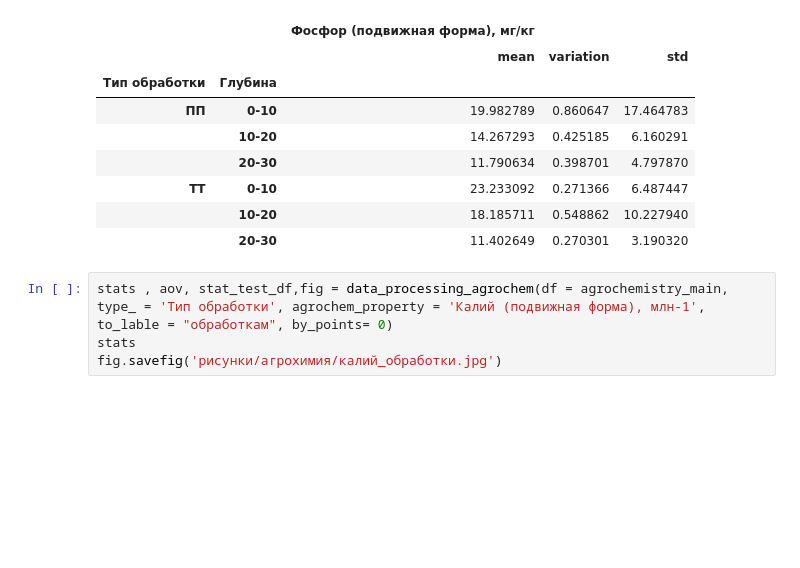
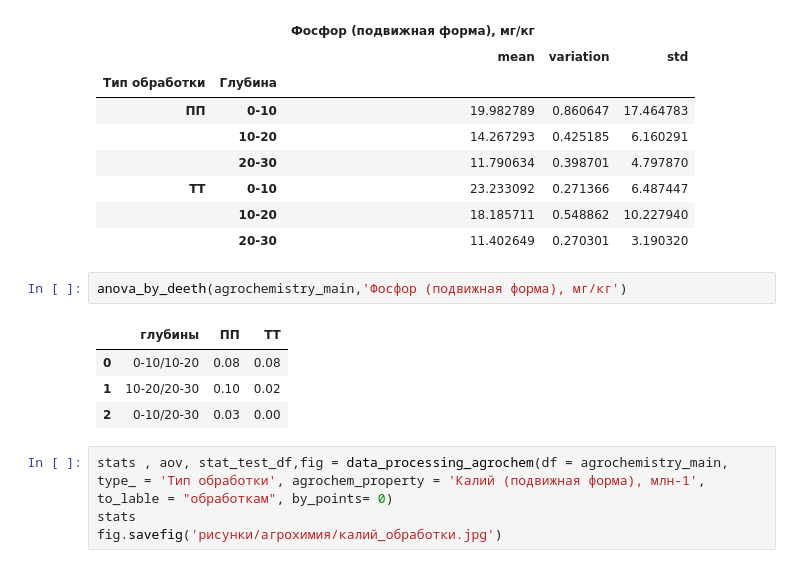
Before and after one commit to hukitoc94/total_archangelskiy, a Jupyter notebook: field_data/agrochemestry.ipynb, the cells around one changed output. Cells and saved outputs as stored; diff of their text form; blank space fills up the shorter version.

```diff
--- a/field_data/agrochemestry.ipynb
+++ b/field_data/agrochemestry.ipynb
@@ -61,6 +72,13 @@ stats
 | ТТ | 0-10 | 23.233092 | 0.271366 | 6.487447 |
 |  | 10-20 | 18.185711 | 0.548862 | 10.227940 |
 |  | 20-30 | 11.402649 | 0.270301 | 3.190320 |
+# %%
+anova_by_deeth(agrochemistry_main,'Фосфор (подвижная форма), мг/кг')
+# %% [output]
+|  | глубины | ПП | ТТ |
+| 0 | 0-10/10-20 | 0.08 | 0.08 |
+| 1 | 10-20/20-30 | 0.10 | 0.02 |
+| 2 | 0-10/20-30 | 0.03 | 0.00 |
 # %%
 stats , aov, stat_test_df,fig = data_processing_agrochem(df = agrochemistry_main, type_ = 'Тип обработки', agrochem_property = 'Калий (подвижная форма), млн-1', to_lable = "обработкам", by_points= 0)
 stats
```
Also changed, not shown: parts of 6 cells of this notebook, 46 other files.
